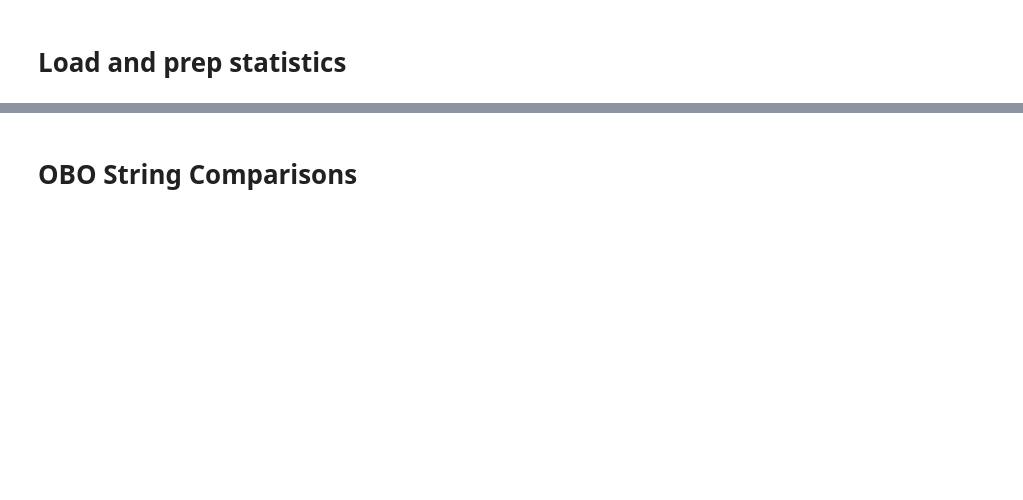
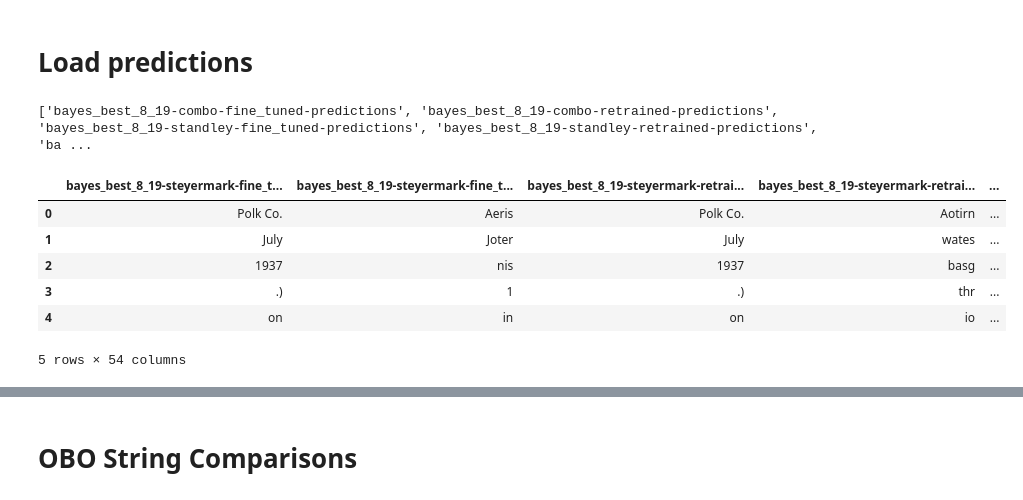
Before and after one commit to emcdona1/crnn_models_single_gpu, a Jupyter notebook: test_set_predictions/visualize_predictions.ipynb, the cells around one changed output, grey strips where cells are left out. Cells and saved outputs as stored; diff of their text form; code cells hidden in the pictures; blank space fills up the shorter version.

```diff
--- a/test_set_predictions/visualize_predictions.ipynb
+++ b/test_set_predictions/visualize_predictions.ipynb
@@ -20,24 +12,17 @@ from fuzzywuzzy import fuzz
 # %% [markdown]
-# Load and prep statistics
+# Load predictions
 # %%
-filenames = list(Path('predictions').glob('*.csv'))
-
-results = pd.DataFrame()
-
-models = list()
-
-for idx, filename in enumerate(filenames):
-    new_results = pd.read_csv(filename)
-    model_label = Path(filename).stem  #.split('-')[0]
-    ground_truth_label = f'{model_label}-ground_truth'
-    new_results = new_results.rename(columns={'label': ground_truth_label,
-                            'prediction': model_label})
-    del new_results['Unnamed: 0']
-    models.append((ground_truth_label, model_label))
-    new_results[ground_truth_label] = new_results.apply(lambda r: str(r[ground_truth_label]), axis=1)
-    new_results[model_label] = new_results.apply(lambda r: str(r[model_label]), axis=1)
-    results = pd.concat([results, new_results], axis = 1)
-
-models = sorted(models, key=lambda b: b[1])
-
-results
+filenames = list(Path('predictions/bayes_tuner_1-transfer_learned').glob('*.csv'))
+models, results = load_results(filenames)
+summary_results = generate_summary_stats(models, results)
+print([a[1] for a in models])
+results.head()
+# %% [output]
+['bayes_best_8_19-combo-fine_tuned-predictions', 'bayes_best_8_19-combo-retrained-predictions', 'bayes_best_8_19-standley-fine_tuned-predictions', 'bayes_best_8_19-standley-retrained-predictions', 'ba ...
+|  | bayes_best_8_19-steyermark-fine_t... | bayes_best_8_19-steyermark-fine_t... | bayes_best_8_19-steyermark-retrai... | bayes_best_8_19-steyermark-retrai... | ... |
+| 0 | Polk Co. | Aeris | Polk Co. | Aotirn | ... |
+| 1 | July | Joter | July | wates | ... |
+| 2 | 1937 | nis | 1937 | basg | ... |
+| 3 | .) | 1 | .) | thr | ... |
+| 4 | on | in | on | io | ... |
+5 rows × 54 columns
```
Also changed, not shown: parts of 13 cells of this notebook.
